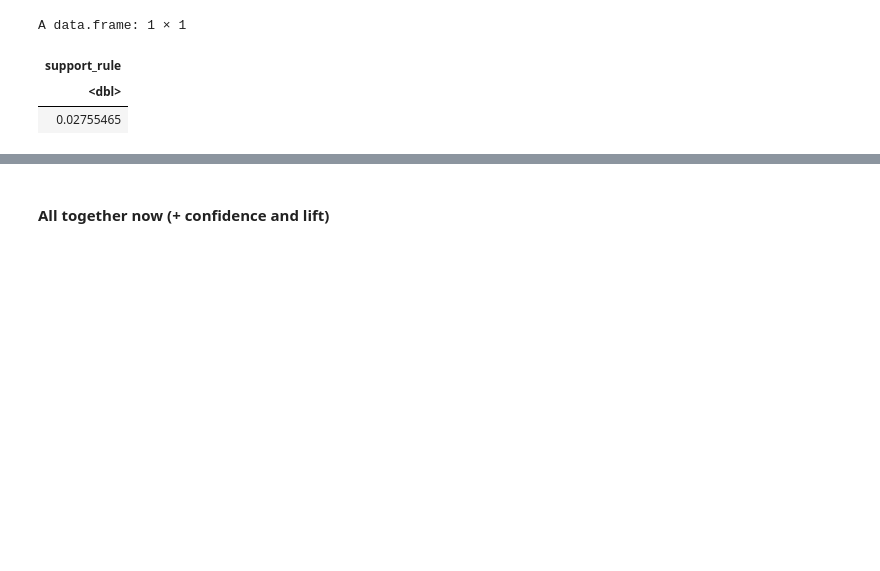
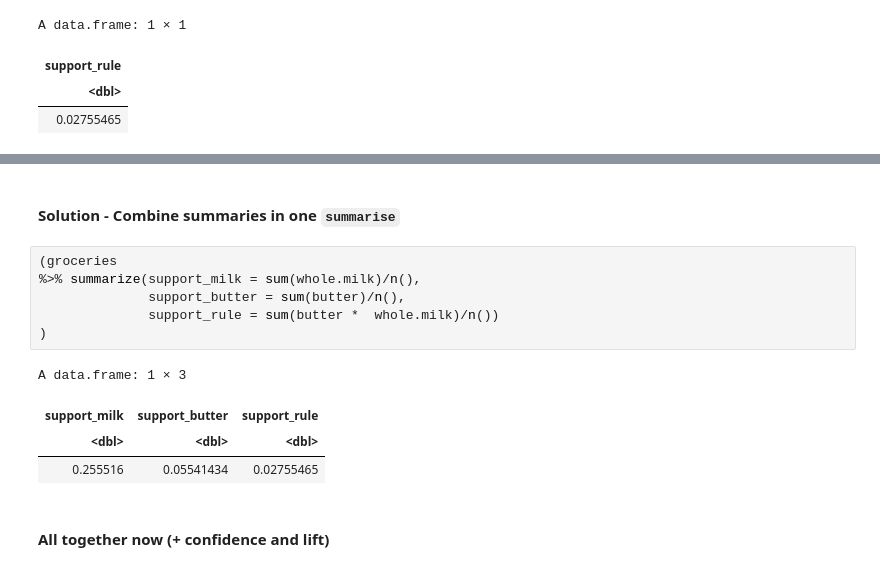
Before and after one commit to yardsale8/DSCI_210_R_notebooks, a Jupyter notebook: lecture_10_3_computing_arules_the_dplyr_way.ipynb, the cells around one changed output, grey strips where cells are left out. Saved outputs shown, nothing was run; the diff lists cells and outputs as text; blank space fills up the shorter version.

```diff
--- a/lecture_10_3_computing_arules_the_dplyr_way.ipynb
+++ b/lecture_10_3_computing_arules_the_dplyr_way.ipynb
@@ -107,3 +131,16 @@ A data.frame: 1 × 1
+# %% [markdown]
+#### Solution - Combine summaries in one `summarise`
+# %%
+(groceries
+%>% summarize(support_milk = sum(whole.milk)/n(),
+              support_butter = sum(butter)/n(),
+              support_rule = sum(butter *  whole.milk)/n())
+)
+# %% [output]
+A data.frame: 1 × 3
+| support_milk | support_butter | support_rule |
+| <dbl> | <dbl> | <dbl> |
+| 0.255516 | 0.05541434 | 0.02755465 |
 # %% [markdown]
 #### All together now (+ confidence and lift)
 # %%
```
Also changed, not shown: parts of 7 cells of this notebook.
